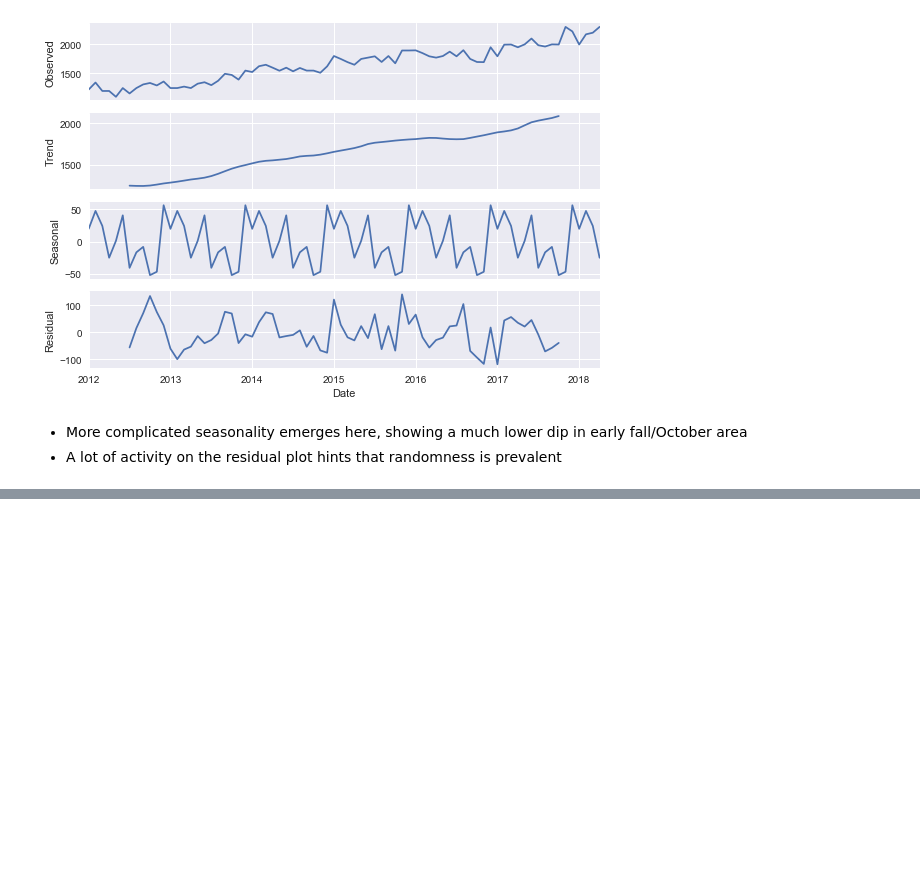
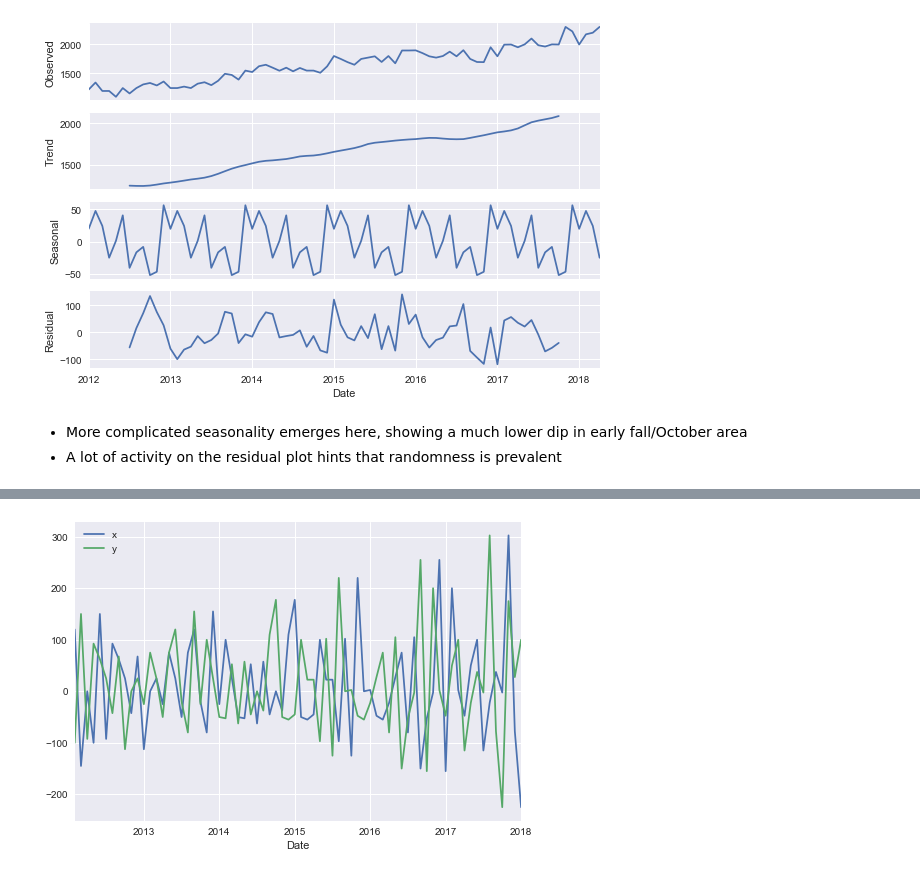
Before and after one commit to MichaelNormandyGavin/Zillow-Apartments, a Jupyter notebook: zillow_eda.ipynb, the cells around one changed output, grey strips where cells are left out. Drawn from its saved outputs; the diff is of its cells as text; code cells hidden in the pictures; blank space fills up the shorter version.

```diff
--- a/zillow_eda.ipynb
+++ b/zillow_eda.ipynb
@@ -321,0 +407,7 @@ decomposed_df.plot()
+# %%
+df, corr = compute_correlation(stationary_df.values,stationary_df.shift(-3))
+# %%
+df.iloc[:,:2].plot()
+plt.show()
+# %% [output]
+[figure, added]
```
Also changed, not shown: parts of 17 cells of this notebook, 2 other files.
